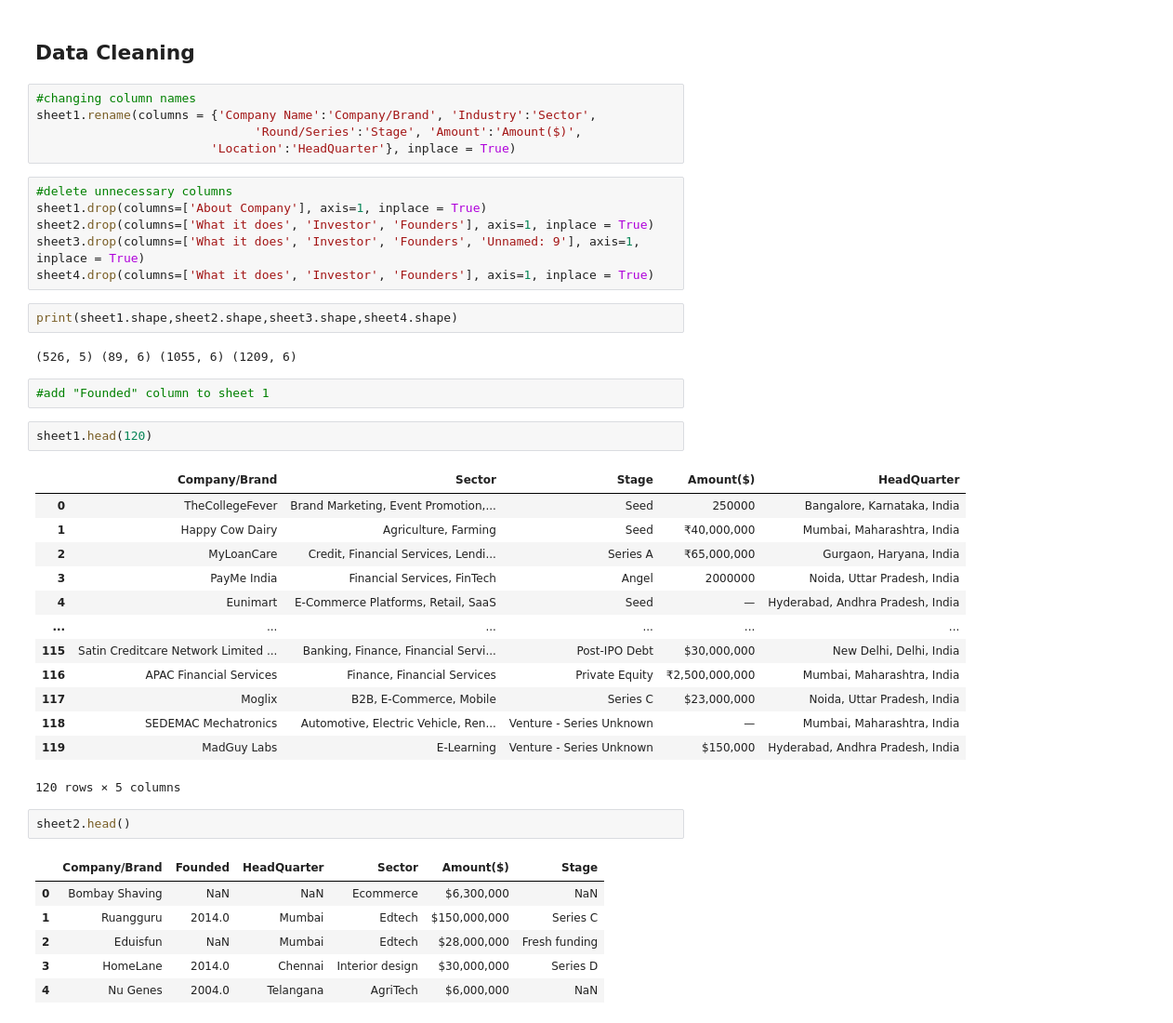
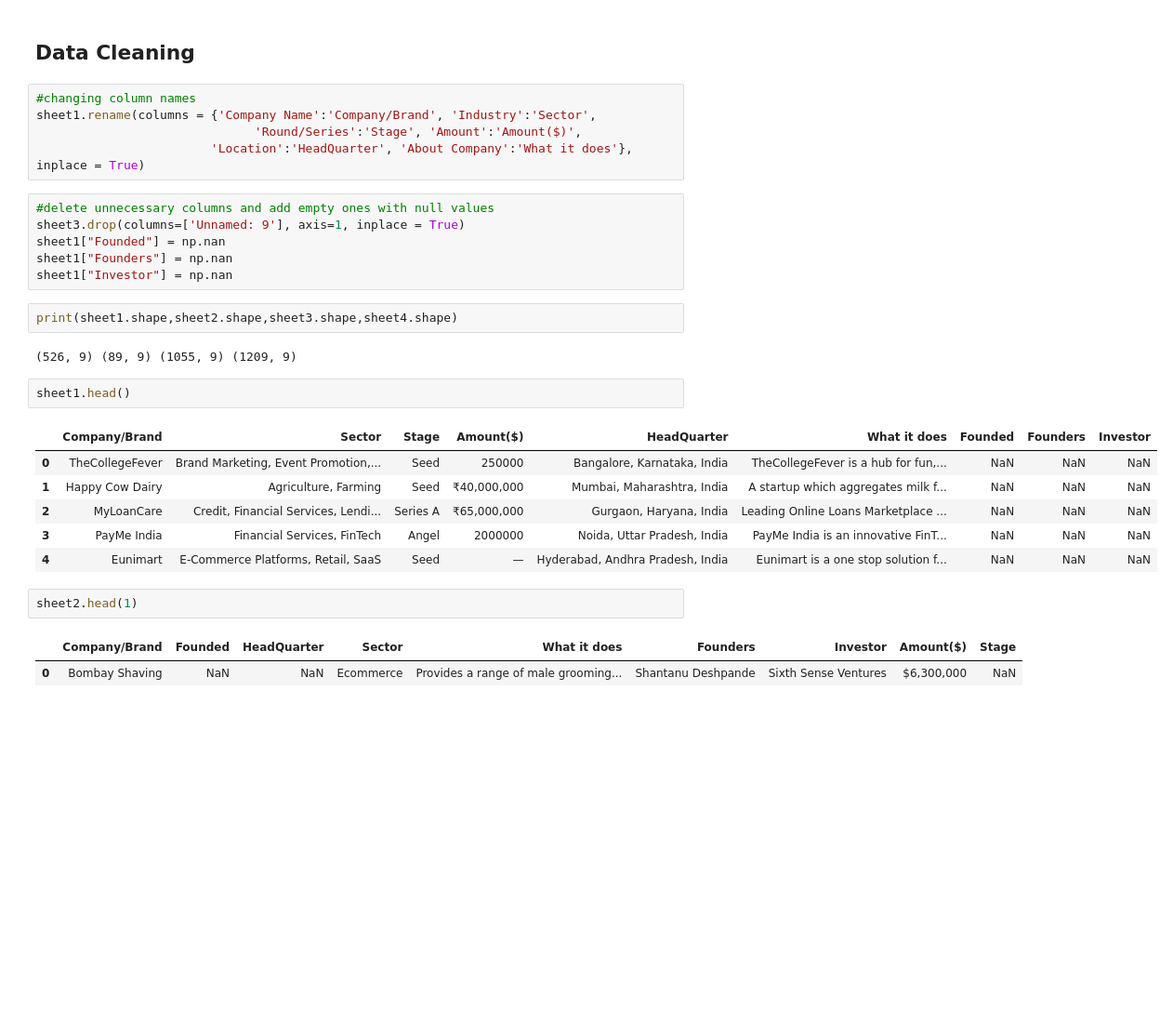
Before and after one commit to kwasiasomani/Indian-Startup-Funding-Analysis-Group-Nice, a Jupyter notebook: DAP LP1 (TEAM NICE) (1).ipynb, the cells around one changed output. Shown at 93% size. Drawn from its saved outputs; the diff is of its cells as text; blank space fills up the shorter version.

```diff
--- a/DAP LP1 (TEAM NICE) (1).ipynb
+++ b/DAP LP1 (TEAM NICE) (1).ipynb
@@ -92,42 +94,29 @@ sheet4.head(2)
 #changing column names
 sheet1.rename(columns = {'Company Name':'Company/Brand', 'Industry':'Sector',
                               'Round/Series':'Stage', 'Amount':'Amount($)',
-                        'Location':'HeadQuarter'}, inplace = True)
+                        'Location':'HeadQuarter', 'About Company':'What it does'}, inplace = True)
 # %%
-#delete unnecessary columns
-sheet1.drop(columns=['About Company'], axis=1, inplace = True)
-sheet2.drop(columns=['What it does', 'Investor', 'Founders'], axis=1, inplace = True)
-sheet3.drop(columns=['What it does', 'Investor', 'Founders', 'Unnamed: 9'], axis=1, inplace = True)
-sheet4.drop(columns=['What it does', 'Investor', 'Founders'], axis=1, inplace = True)
+#delete unnecessary columns and add empty ones with null values
+sheet3.drop(columns=['Unnamed: 9'], axis=1, inplace = True)
+sheet1["Founded"] = np.nan
+sheet1["Founders"] = np.nan
+sheet1["Investor"] = np.nan
 # %%
 print(sheet1.shape,sheet2.shape,sheet3.shape,sheet4.shape)
 # %% [output]
-(526, 5) (89, 6) (1055, 6) (1209, 6)
+(526, 9) (89, 9) (1055, 9) (1209, 9)
-# %%
-#add "Founded" column to sheet 1
 # %%
-sheet1.head(120)
+sheet1.head()
 # %% [output]
-|  | Company/Brand | Sector | Stage | Amount($) | HeadQuarter |
-| 0 | TheCollegeFever | Brand Marketing, Event Promotion,... | Seed | 250000 | Bangalore, Karnataka, India |
-| 1 | Happy Cow Dairy | Agriculture, Farming | Seed | ₹40,000,000 | Mumbai, Maharashtra, India |
-| 2 | MyLoanCare | Credit, Financial Services, Lendi... | Series A | ₹65,000,000 | Gurgaon, Haryana, India |
-| 3 | PayMe India | Financial Services, FinTech | Angel | 2000000 | Noida, Uttar Pradesh, India |
-| 4 | Eunimart | E-Commerce Platforms, Retail, SaaS | Seed | — | Hyderabad, Andhra Pradesh, India |
-| ... | ... | ... | ... | ... | ... |
-| 115 | Satin Creditcare Network Limited ... | Banking, Finance, Financial Servi... | Post-IPO Debt | $30,000,000 | New Delhi, Delhi, India |
-| 116 | APAC Financial Services | Finance, Financial Services | Private Equity | ₹2,500,000,000 | Mumbai, Maharashtra, India |
-| 117 | Moglix | B2B, E-Commerce, Mobile | Series C | $23,000,000 | Noida, Uttar Pradesh, India |
-| 118 | SEDEMAC Mechatronics | Automotive, Electric Vehicle, Ren... | Venture - Series Unknown | — | Mumbai, Maharashtra, India |
-| 119 | MadGuy Labs | E-Learning | Venture - Series Unknown | $150,000 | Hyderabad, Andhra Pradesh, India |
+|  | Company/Brand | Sector | Stage | Amount($) | HeadQuarter | What it does | Founded | Founders | Investor |
+| 0 | TheCollegeFever | Brand Marketing, Event Promotion,... | Seed | 250000 | Bangalore, Karnataka, India | TheCollegeFever is a hub for fun,... | NaN | NaN | NaN |
+| 1 | Happy Cow Dairy | Agriculture, Farming | Seed | ₹40,000,000 | Mumbai, Maharashtra, India | A startup which aggregates milk f... | NaN | NaN | NaN |
+| 2 | MyLoanCare | Credit, Financial Services, Lendi... | Series A | ₹65,000,000 | Gurgaon, Haryana, India | Leading Online Loans Marketplace ... | NaN | NaN | NaN |
+| 3 | PayMe India | Financial Services, FinTech | Angel | 2000000 | Noida, Uttar Pradesh, India | PayMe India is an innovative FinT... | NaN | NaN | NaN |
+| 4 | Eunimart | E-Commerce Platforms, Retail, SaaS | Seed | — | Hyderabad, Andhra Pradesh, India | Eunimart is a one stop solution f... | NaN | NaN | NaN |
-120 rows × 5 columns
 # %%
-sheet2.head()
+sheet2.head(1)
 # %% [output]
-|  | Company/Brand | Founded | HeadQuarter | Sector | Amount($) | Stage |
-| 0 | Bombay Shaving | NaN | NaN | Ecommerce | $6,300,000 | NaN |
-| 1 | Ruangguru | 2014.0 | Mumbai | Edtech | $150,000,000 | Series C |
-| 2 | Eduisfun | NaN | Mumbai | Edtech | $28,000,000 | Fresh funding |
-| 3 | HomeLane | 2014.0 | Chennai | Interior design | $30,000,000 | Series D |
-| 4 | Nu Genes | 2004.0 | Telangana | AgriTech | $6,000,000 | NaN |
+|  | Company/Brand | Founded | HeadQuarter | Sector | What it does | Founders | Investor | Amount($) | Stage |
+| 0 | Bombay Shaving | NaN | NaN | Ecommerce | Provides a range of male grooming... | Shantanu Deshpande | Sixth Sense Ventures | $6,300,000 | NaN |
 # %%
```
Also changed, not shown: parts of 6 cells of this notebook.
